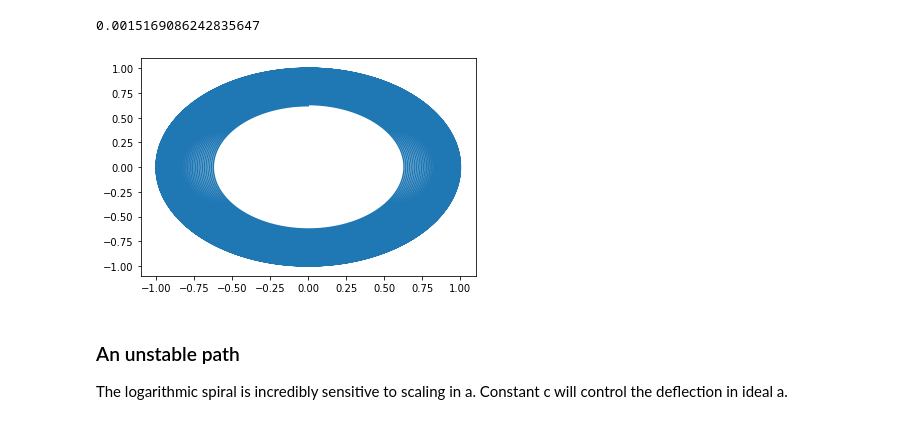
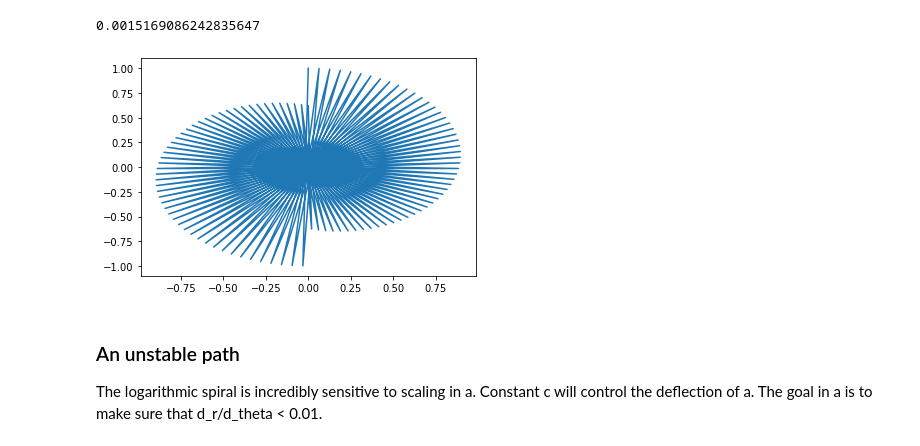
Before and after one commit to BloomTech-Labs/yelp-dataset-challenge-2-ds, a Jupyter notebook: scraper/pathing_dev.ipynb, the cells around one changed output. Drawn from its saved outputs; the diff is of its cells as text; code cells hidden in the pictures.

```diff
--- a/scraper/pathing_dev.ipynb
+++ b/scraper/pathing_dev.ipynb
@@ -96,20 +96,20 @@ a_max
 # %%
 # Replotting with a_max
 
-combos = list(zip(np.linspace(0, 100*np.pi, 100000), np.linspace(a_max/100000, a_max, 100000)))
+combos = list(zip(np.linspace(0, 100*np.pi, 100), np.linspace(a_max/100, a_max, 100)))
 
 coords = []
 for combo in combos:
     pair = path(combo[0], combo[1])
     coords.append(pair)
 
 coords = list(zip(*coords))
 
 plt.plot(coords[0], coords[1])
 plt.show()
 # %% [output]
-[figure, old version]
+[figure, new version]
 # %% [markdown]
 ### An unstable path
 
-The logarithmic spiral is incredibly sensitive to scaling in a. Constant c will control the deflection in ideal a.
+The logarithmic spiral is incredibly sensitive to scaling in a. Constant c will control the deflection of a.  The goal in a is to make sure that d_r/d_theta < 0.01.
```
Also changed, not shown: parts of 2 cells of this notebook, 1 other file.
